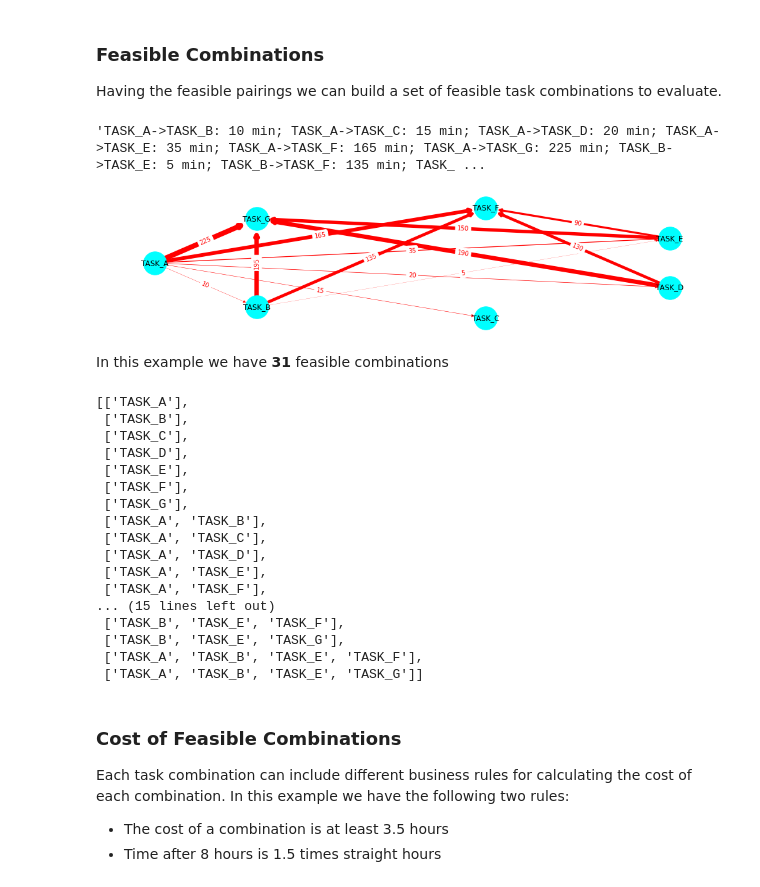
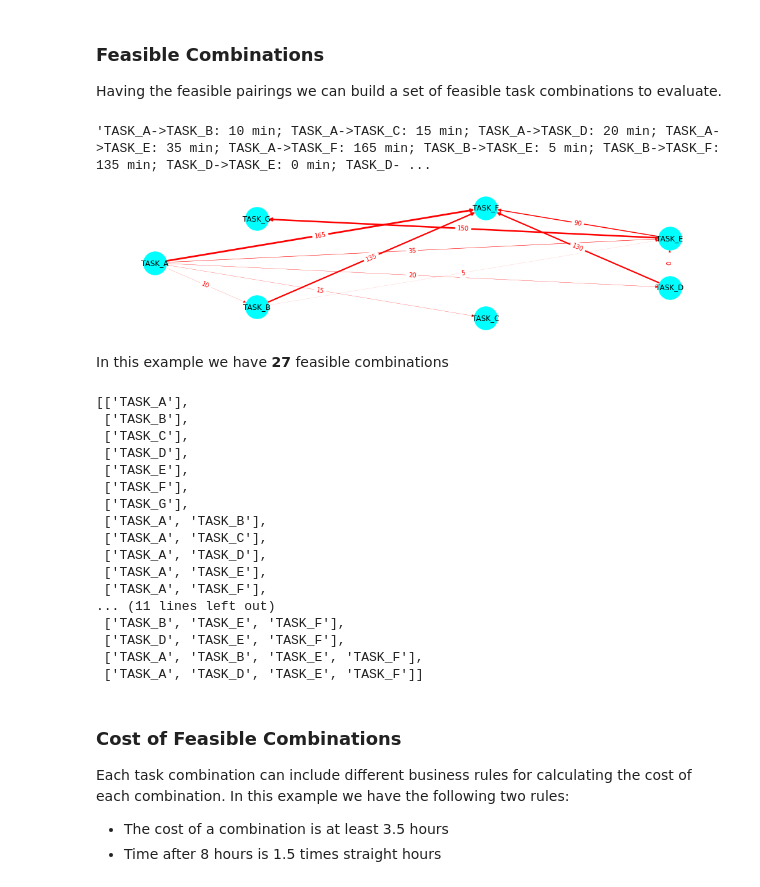
Before and after one commit to emsanqui/Task-to-Resource-Assignment-Optim, a Jupyter notebook: Colab_Hours_Min_Task_Assignment.ipynb, the cells around one changed output. Cells and saved outputs as stored; diff of their text form; code cells hidden in the pictures.

```diff
--- a/Colab_Hours_Min_Task_Assignment.ipynb
+++ b/Colab_Hours_Min_Task_Assignment.ipynb
@@ -171,8 +171,8 @@ Having these durations allows us to define rules to define what is considered a
 * The **T1_T2_GAP** needs to be at most a maximum number of minutes
 # %%
 #@title Select Parameters { run: "auto" }
-MIN_BREAK_TIME = 5 #@param {type:"slider", min:-15, max:60, step:5}
-MAX_BREAK_TIME = 300 #@param {type:"slider", min:0, max:480, step:60}
+MIN_BREAK_TIME_PARAM = -5 #@param {type:"slider", min:-15, max:60, step:5}
+MAX_BREAK_TIME_PARAM = 180 #@param {type:"slider", min:0, max:480, step:60}
 
 # display(Markdown(f'We give minimum and maximum times between tasks.'))
 
@@ -182,7 +182,7 @@ MAX_BREAK_TIME = 300 #@param {type:"slider", min:0, max:480, step:60}
 # except:
 #     MIN_BREAK_TIME = 5
 
-MIN_BREAK_TIME = pd.Timedelta(minutes=MIN_BREAK_TIME)
+MIN_BREAK_TIME = pd.Timedelta(minutes=MIN_BREAK_TIME_PARAM)
 
 
 # MAX_BREAK_TIME = input("  Maximum Minutes between Tasks [120 minutes]: ")
@@ -191,7 +191,7 @@ MIN_BREAK_TIME = pd.Timedelta(minutes=MIN_BREAK_TIME)
 # except:
 #     MAX_BREAK_TIME = 120
 
-MAX_BREAK_TIME = td = pd.Timedelta(minutes=MAX_BREAK_TIME)
+MAX_BREAK_TIME = td = pd.Timedelta(minutes=MAX_BREAK_TIME_PARAM)
 
 
 display(Markdown(f'''Here we will use a minimum of {MIN_BREAK_TIME} between tasks
@@ -228,39 +226,39 @@ Having the feasible pairings we can build a set of feasible task combinations to
 #@title
 display('; '.join([f"{f[0]}->{f[1]}: {f[2].seconds/60:.0f} min" for f in feas_combi_df[['TASK','TASK_2','T1_T2_GAP']].values]))
 # %% [output]
-'TASK_A->TASK_B: 10 min; TASK_A->TASK_C: 15 min; TASK_A->TASK_D: 20 min; TASK_A->TASK_E: 35 min; TASK_A->TASK_F: 165 min; TASK_A->TASK_G: 225 min; TASK_B->TASK_E: 5 min; TASK_B->TASK_F: 135 min; TASK_ ...
+'TASK_A->TASK_B: 10 min; TASK_A->TASK_C: 15 min; TASK_A->TASK_D: 20 min; TASK_A->TASK_E: 35 min; TASK_A->TASK_F: 165 min; TASK_B->TASK_E: 5 min; TASK_B->TASK_F: 135 min; TASK_D->TASK_E: 0 min; TASK_D- ...
 # %%
 #@title
 G = nx.DiGraph()
 
 nodes  = task_df.TASK
 edges  = feas_combi_df[['TASK','TASK_2']].values.tolist()
-gap_scale = 28
+gap_scale = 60
 gap = [(g.seconds/3600/gap_scale+g.seconds/60/gap_scale) for g in feas_combi_df.T1_T2_GAP]
 G.add_nodes_from(nodes)
 G.add_edges_from(edges)
 
 plt.figure(figsize=(14,3))
 pos = nx.shell_layout(G)
 nx.draw(G, with_labels=True, pos=pos, node_size=1400, width=gap, node_color='cyan', edge_color='red')
 
 nx.draw_networkx_edge_labels(
     G, pos,
     edge_labels={(t[0],t[1]): t[2].seconds//60
                  for t in feas_combi_df[['TASK','TASK_2','T1_T2_GAP']].values.tolist()},
     font_color='red'
 );
 # nx.draw_networkx_edges(G, pos, width=gap, edge_color=gap);
 # plt.show()
 # %% [output]
-[figure, old version]
+[figure, new version]
 # %%
 #@title
 combinations = list(nx.enumerate_all_cliques(G.to_undirected()))
 display(Markdown(f"In this example we have **{len(combinations)}** feasible combinations"))
 combinations
 # %% [output]
-In this example we have **31** feasible combinations
+In this example we have **27** feasible combinations
 [['TASK_A'],
  ['TASK_B'],
  ['TASK_C'],
@@ -273,11 +271,11 @@ In this example we have **31** feasible combinations
  ['TASK_A', 'TASK_D'],
  ['TASK_A', 'TASK_E'],
  ['TASK_A', 'TASK_F'],
-... (15 lines left out)
+... (11 lines left out)
  ['TASK_B', 'TASK_E', 'TASK_F'],
- ['TASK_B', 'TASK_E', 'TASK_G'],
+ ['TASK_D', 'TASK_E', 'TASK_F'],
  ['TASK_A', 'TASK_B', 'TASK_E', 'TASK_F'],
- ['TASK_A', 'TASK_B', 'TASK_E', 'TASK_G']]
+ ['TASK_A', 'TASK_D', 'TASK_E', 'TASK_F']]
 # %% [markdown]
 ### Cost of Feasible Combinations
 Each task combination can include different business rules for calculating the cost of each combination.
```
Also changed, not shown: parts of 10 cells of this notebook.
